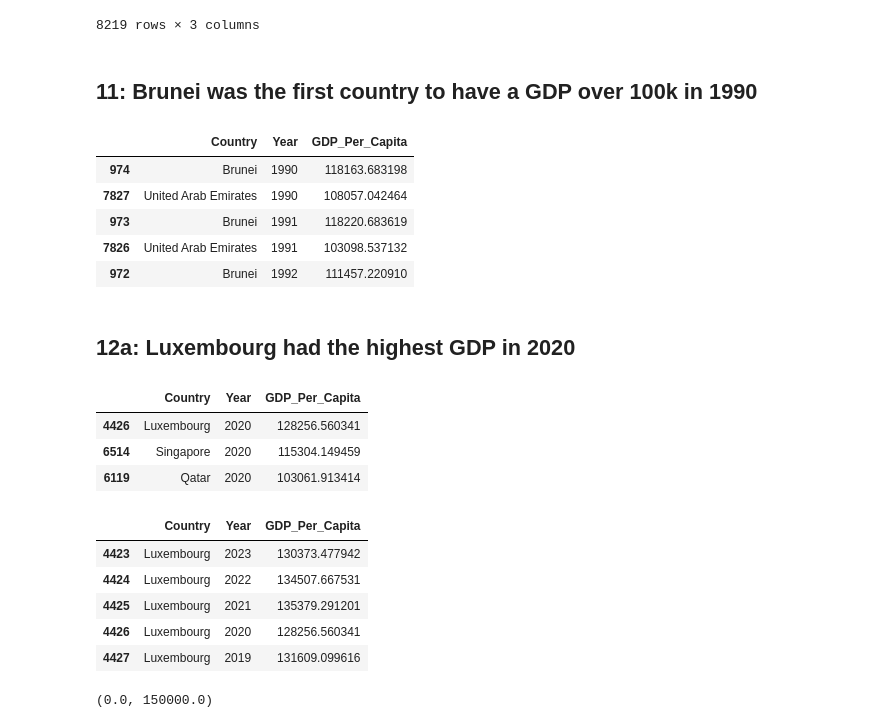
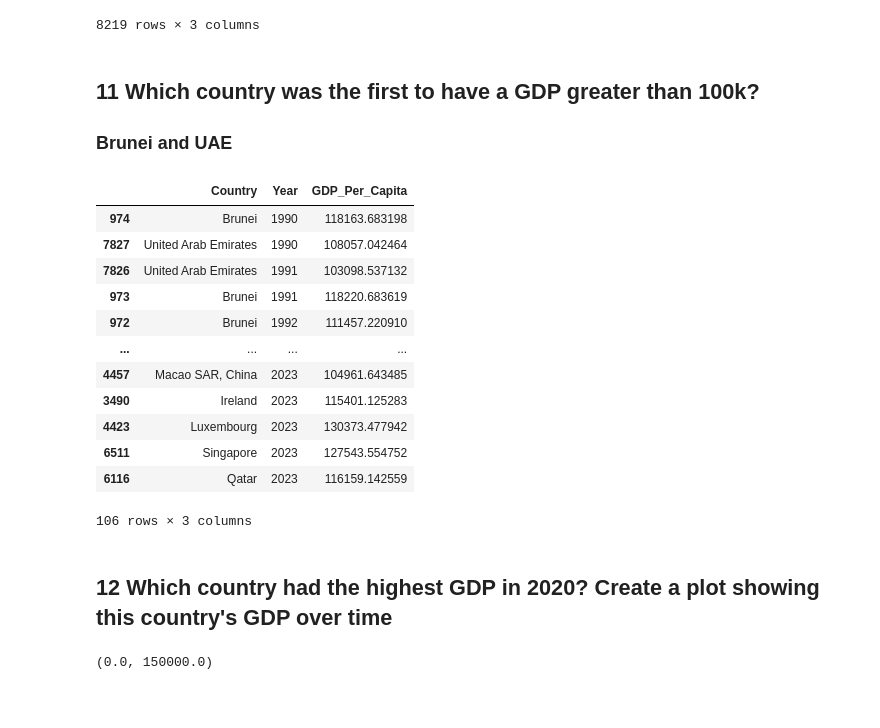
Before and after one commit to NSS-Full-Time-Data-Analytics-16/un-project-JLRoselle, a Jupyter notebook: notebooks/UN_Project.ipynb, the cells around one changed output. Cells and saved outputs as stored; diff of their text form; code cells hidden in the pictures; blank space fills up the shorter version.

```diff
--- a/notebooks/UN_Project.ipynb
+++ b/notebooks/UN_Project.ipynb
@@ -271,38 +281,30 @@ gdp_df
 | 8217 | Zimbabwe | 1991 | 4126.405247 |
 | 8218 | Zimbabwe | 1990 | 4013.299059 |
 8219 rows × 3 columns
+# %% [markdown]
+## 11 Which country was the first to have a GDP greater than 100k?
+### Brunei and UAE
 # %%
 gdp_first_100k = gdp_df.loc[gdp_df.GDP_Per_Capita > 100000]
-# %% [markdown]
-## 11: Brunei was the first country to have a GDP over 100k in 1990
 # %%
-gdp_first_100k.nsmallest(5, 'Year')
-## There were two countries in 1990. If you just look at nsmalles(1), you won't know there's a tie. You can also sort_values to see all
+gdp_first_100k.sort_values('Year')
 # %% [output]
 |  | Country | Year | GDP_Per_Capita |
 | 974 | Brunei | 1990 | 118163.683198 |
 | 7827 | United Arab Emirates | 1990 | 108057.042464 |
+| 7826 | United Arab Emirates | 1991 | 103098.537132 |
 | 973 | Brunei | 1991 | 118220.683619 |
-| 7826 | United Arab Emirates | 1991 | 103098.537132 |
 | 972 | Brunei | 1992 | 111457.220910 |
+| ... | ... | ... | ... |
+| 4457 | Macao SAR, China | 2023 | 104961.643485 |
+| 3490 | Ireland | 2023 | 115401.125283 |
+| 4423 | Luxembourg | 2023 | 130373.477942 |
+| 6511 | Singapore | 2023 | 127543.554752 |
+| 6116 | Qatar | 2023 | 116159.142559 |
+106 rows × 3 columns
+# %% [markdown]
+## 12 Which country had the highest GDP in 2020? Create a plot showing this country's GDP over time
 # %%
 gdp2020 = gdp_df.loc[gdp_df.Year ==2020]
-# %% [markdown]
-## 12a: Luxembourg had the highest GDP in 2020
 # %%
-gdp2020.nlargest(3, 'GDP_Per_Capita')
+richest = gdp2020.nlargest(1, 'GDP_Per_Capita').Country
-# %% [output]
-|  | Country | Year | GDP_Per_Capita |
-| 4426 | Luxembourg | 2020 | 128256.560341 |
-| 6514 | Singapore | 2020 | 115304.149459 |
-| 6119 | Qatar | 2020 | 103061.913414 |
-# %%
-gdpLux = gdp_df.loc[gdp_df.Country == 'Luxembourg']
-gdpLux.head()
-# %% [output]
-|  | Country | Year | GDP_Per_Capita |
-| 4423 | Luxembourg | 2023 | 130373.477942 |
-| 4424 | Luxembourg | 2022 | 134507.667531 |
-| 4425 | Luxembourg | 2021 | 135379.291201 |
-| 4426 | Luxembourg | 2020 | 128256.560341 |
-| 4427 | Luxembourg | 2019 | 131609.099616 |
```
Also changed, not shown: parts of 27 cells of this notebook.
